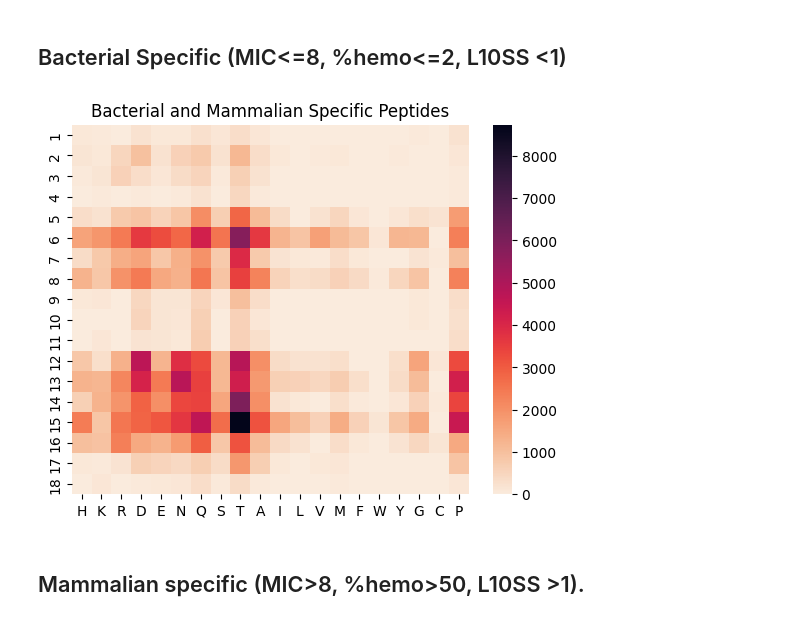
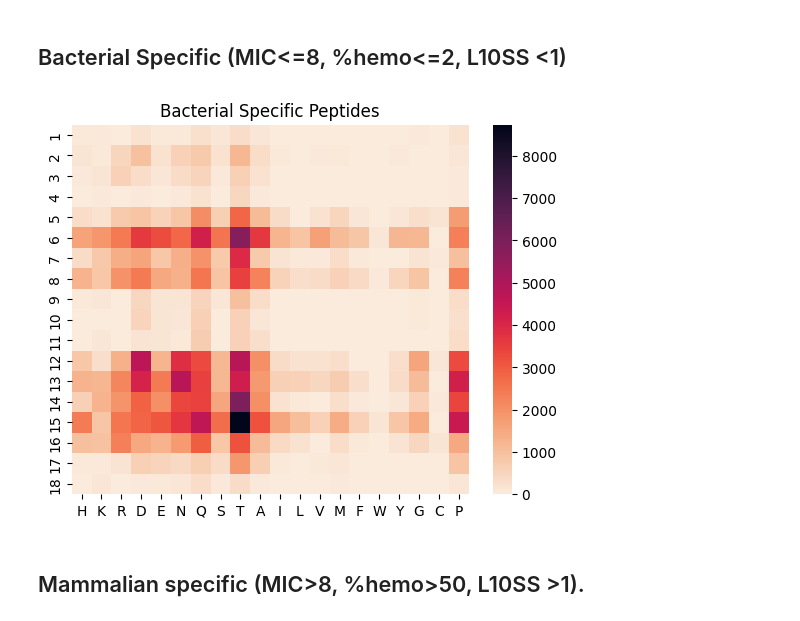
Before and after one commit to ziul-bio/DMS_ML_AMP, a Jupyter notebook: 07_AMP_predictions_v01.ipynb, the cells around one changed output. Saved outputs shown, nothing was run; the diff lists cells and outputs as text; code cells hidden in the pictures.

```diff
--- a/07_AMP_predictions_v01.ipynb
+++ b/07_AMP_predictions_v01.ipynb
@@ -556,7 +556,7 @@ data.to_csv('results/predictions_MIC_SEL_HEMO_models_PG1_1-3mut_v01.2.csv.gz', i
 ## Visualizing Predictions
 # %%
 ## lOAD the file
-data = pd.read_csv('results/v01.2/predictions_MIC_SEL_HEMO_models_PG1_1-3mut_v01.2.csv.gz', compression='gzip')
+data = pd.read_csv('results/predictions_MIC_SEL_HEMO_models_PG1_1-3mut_v01.2.csv.gz', compression='gzip')
 data
 # %% [output]
 |  | ID | Sequence | MBC_8_prob | selectivity_pred | hemolysis_pred |
@@ -753,31 +753,31 @@ plt.show()
 # %%
 # prepare the matrix to plot the heatmap
 bac["difference_in_seq"] = [diff_func(x) for x in bac["Sequence"]]
 diff = bac["difference_in_seq"].str.split("", n= -1, expand = True)
 bac = bac.merge(diff, left_index=True, right_index=True)
 
 
 # charged->polar->aliphatic->aromatic->other
 aa_list = ['H', 'K', 'R', 'D', 'E', 'N', 'Q', 'S', 'T', 'A', 'I', 'L', 'V', 'M', 'F', 'W', 'Y','G', 'C', 'P']
 
 #aa_list = ['H', 'K', 'R', 'D', 'E', 'A', 'I', 'L', 'V', 'M', 'F', 'W', 'Y', 'N', 'Q', 'S', 'T', 'G', 'C', 'P']
 mtx = pd.DataFrame(0, index=aa_list, columns=np.arange(1, 19))
 
 # fill the matix with the count of each amino acid in each position
 for i in range(1, 19):
     pos_count = bac[i].value_counts().to_dict()
 
     for k,v in pos_count.items():
         if k != '-':
             mtx.loc[k,i] = v
 
 # plot the heatmap
-plt.title("Bacterial and Mammalian Specific Peptides")
+plt.title("Bacterial Specific Peptides")
 sns.heatmap(mtx.T, cmap="rocket_r")
 plt.savefig('results/changes_heatmap_predictions_bac.png', dpi=1200)
 plt.show()
 # %% [output]
-[figure, old version]
+[figure, new version]
 # %% [markdown]
 ## Mammalian specific (MIC>8, %hemo>50, L10SS >1).
 # %%
```
Also changed, not shown: parts of 3 cells of this notebook.
